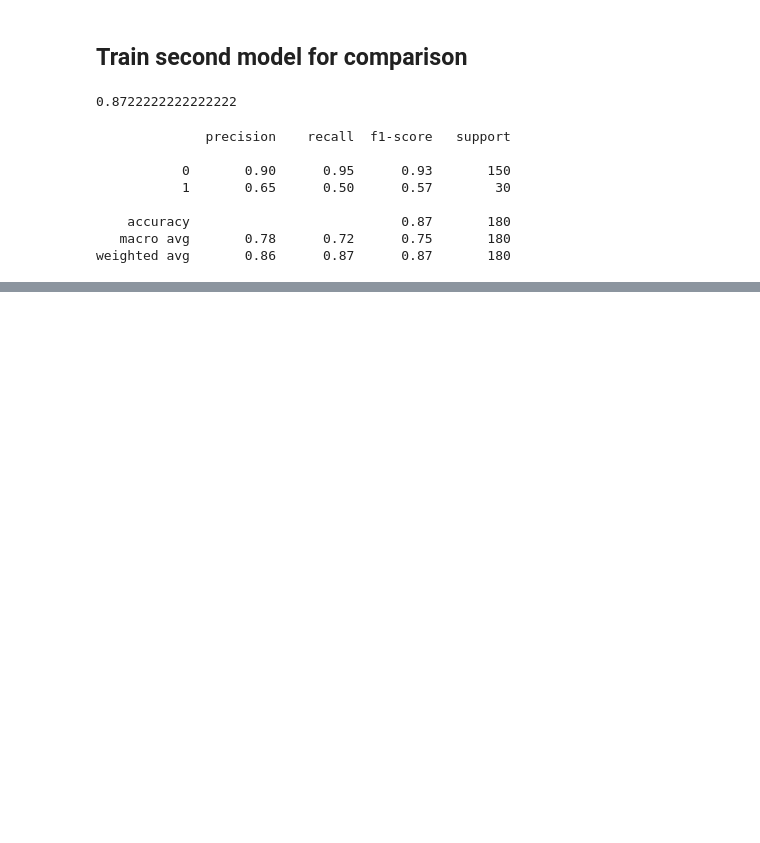
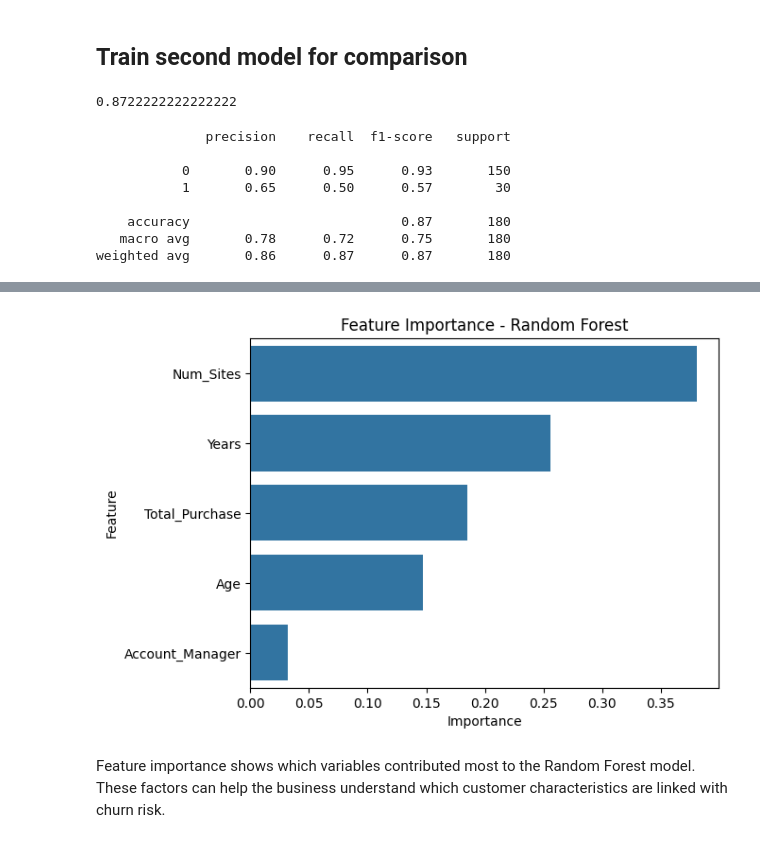
Before and after one commit to TharushiKarunarathne/Customer-Churn-Risk-Analysis-and-Prediction, a Jupyter notebook: notebooks/churn_analysis.ipynb, the cells around one changed output, grey strips where cells are left out. Cells and saved outputs as stored; diff of their text form; code cells hidden in the pictures; blank space fills up the shorter version.

```diff
--- a/notebooks/churn_analysis.ipynb
+++ b/notebooks/churn_analysis.ipynb
@@ -286,0 +323,7 @@ weighted avg       0.86      0.87      0.87       180
+# %%
+feature_importance = pd.DataFrame({
+    "Feature": X.columns,
+    "Importance": rf_model.feature_importances_
+}).sort_values(by="Importance", ascending=False)
+
+feature_importance
@@ -286,0 +337,15 @@ weighted avg       0.86      0.87      0.87       180
+# %%
+# visualizing feature importance
+sns.barplot(
+    data=feature_importance,
+    x="Importance",
+    y="Feature"
+)
+
+plt.title("Feature Importance - Random Forest")
+plt.savefig("../images/feature_importance.png", bbox_inches="tight")
+plt.show()
+# %% [output]
+[figure, added]
+# %% [markdown]
+Feature importance shows which variables contributed most to the Random Forest model. These factors can help the business understand which customer characteristics are linked with churn risk.
```
Also changed, not shown: parts of 5 cells of this notebook, 1 other file.
